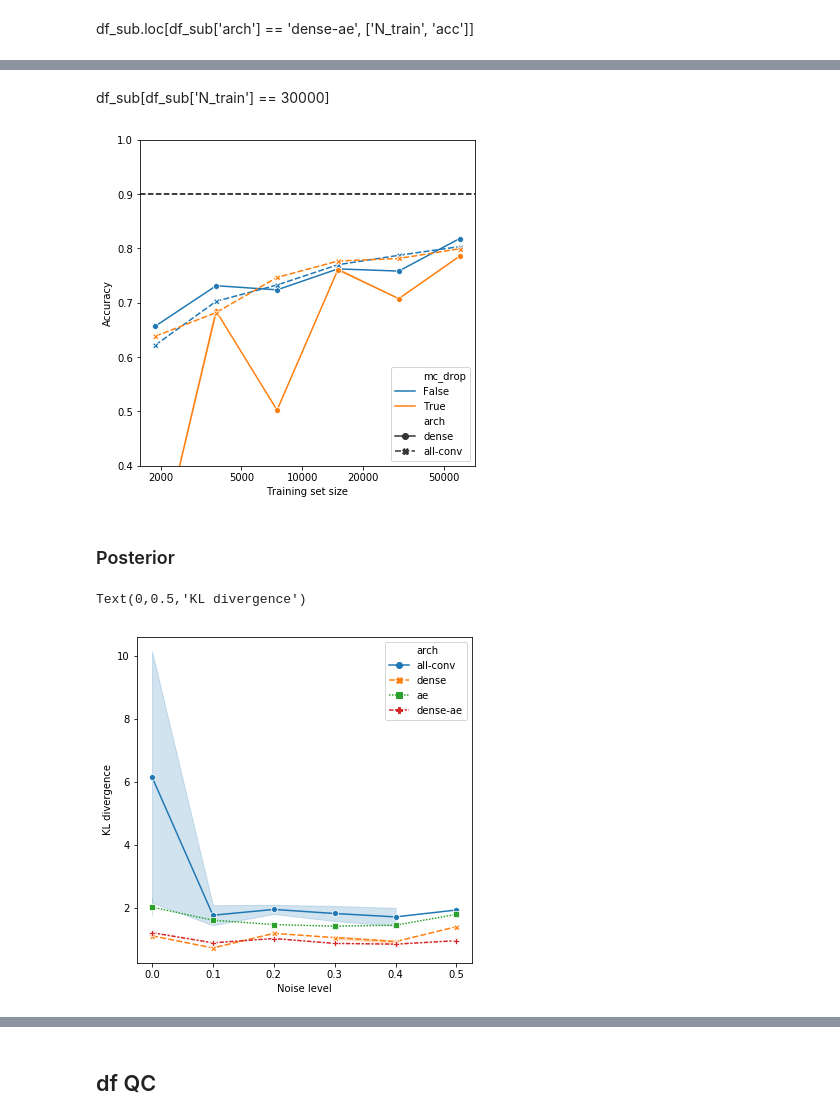
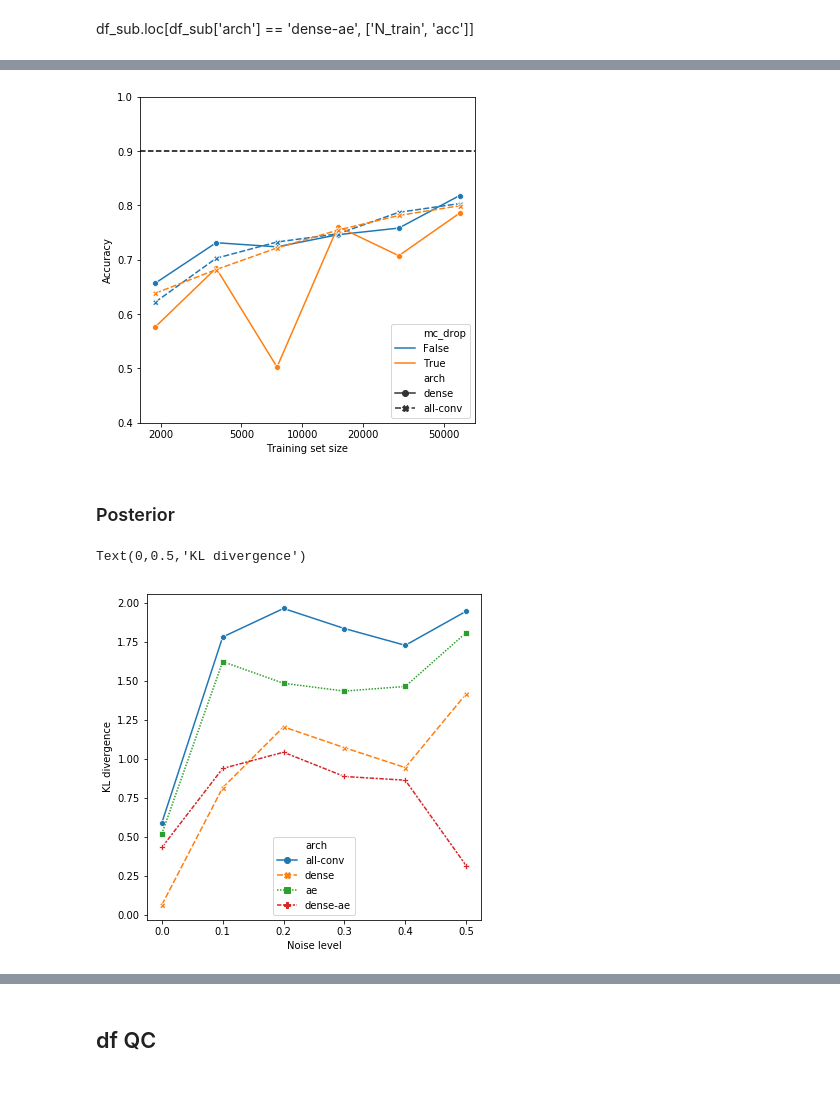
Before and after one commit to clintonjwang/conditional_nets, a Jupyter notebook: scratchpad.ipynb, the cells around one changed output, grey strips where cells are left out. Drawn from its saved outputs; the diff is of its cells as text; code cells hidden in the pictures; blank space fills up the shorter version.

```diff
--- a/scratchpad.ipynb
+++ b/scratchpad.ipynb
@@ -214,2 +603,0 @@ plt.xticks(np.log(x_dom), x_dom);
-# %% [markdown]
-df_sub[df_sub['N_train'] == 30000]
@@ -216,18 +606,16 @@ df_sub[df_sub['N_train'] == 30000]
 # %%
 ## Figure 3c - dropout
 df_sub = df[(df['noise_p'] == 0.1) & (df['u_arch'] == 'film') & (~df['arch'].str.contains('ae'))]
-x_filt = [60000//2**n for n in range(6)]
-df_sub = df_sub[df_sub['N_train'].isin(x_filt)]
 df_sub['mc_drop'] = df_sub['mc_drop'] > 0
 
 plt.figure(figsize=(6,6))
 plt.axhline(y=df_sub['true_est_acc'][0], linestyle='--', color='k')
 df_sub['lnN_train'] = np.log(df_sub['N_train'])
-sns.lineplot(x='lnN_train', y='acc', data=df_sub, style='arch', hue='mc_drop', markers=True)
+sns.lineplot(x='lnN_train', y='acc', data=df_sub, style='arch', hue='mc_drop', markers=True, ci=None)
 plt.xlabel('Training set size')
 plt.ylabel('Accuracy')
 plt.ylim(0.4,1)
 x_dom = [2000, 5000, 10000, 20000, 50000]
 plt.xticks(np.log(x_dom), x_dom);
 # %% [output]
-[figure, old version]
+[figure, new version]
@@ -241,15 +633,15 @@ df = df[(df['epochs'] > 5) & (df['acc'] > 0) & (df['dataset'] == 'fmnist') & (df
 # %%
 ## Figure 4a
 df_sub = df[(df['N_train'] == 15000) & (df['noise_p'] >= 0) & (df['u_arch'] == 'film') & (df['mc_drop'] == 0)]
 
 plt.figure(figsize=(6,6))
-sns.lineplot(x='noise_p', y='true_KL', data=df_sub, style='arch', hue='arch', markers=True)
+sns.lineplot(x='noise_p', y='true_KL', data=df_sub, style='arch', hue='arch', markers=True, ci=None)
 plt.xlabel('Noise level')
 plt.ylabel('KL divergence')
 #KL divergence penalizes predictions where the true distribution is 0, and does not penalize the absence of a prediction
 # %% [output]
 Text(0,0.5,'KL divergence')
-[figure, old version]
+[figure, new version]
 # %%
 ## Figure 4b
 df_sub = df[(df['N_train'] == 15000) & (~df['arch'].str.contains('ae')) & (df['noise_p'] >= 0) & (df['mc_drop'] == 0)]
```
Also changed, not shown: parts of 53 cells of this notebook, 9 other files.
